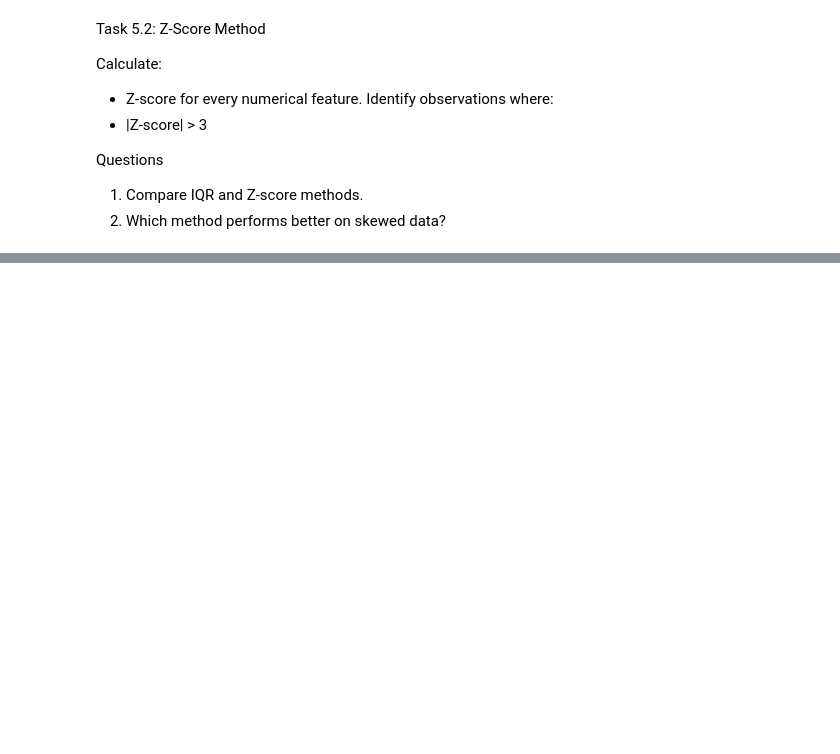
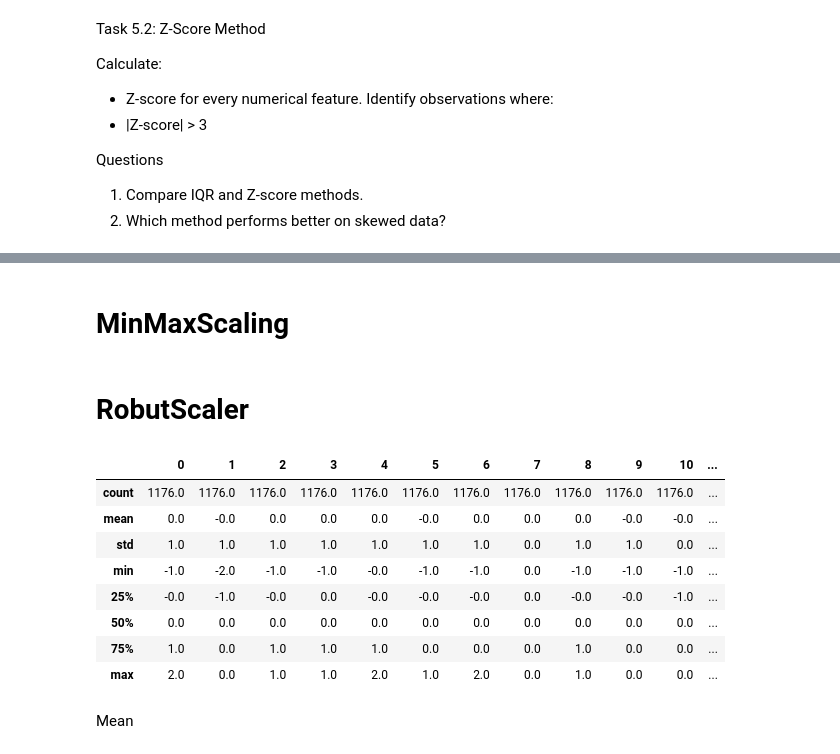
Before and after one commit to Devendrakumawat8089/ML, a Jupyter notebook: Advance Python 3/Assignment.ipynb, the cells around one changed output, grey strips where cells are left out. Saved outputs shown, nothing was run; the diff lists cells and outputs as text; code cells hidden in the pictures; blank space fills up the shorter version.

```diff
--- a/Advance Python 3/Assignment.ipynb
+++ b/Advance Python 3/Assignment.ipynb
@@ -700,0 +903,10 @@ Questions
+# %%
+df['Attrition'] = lb.fit_transform(df['Attrition'])
+df['BusinessTravel'] = lb.fit_transform(df['BusinessTravel'])
+df['Department'] = lb.fit_transform(df['Department'])
+df['EducationField'] = lb.fit_transform(df['EducationField'])
+df['Gender'] = lb.fit_transform(df['Gender'])
+df['JobRole'] = lb.fit_transform(df['JobRole'])
+df['MaritalStatus'] = lb.fit_transform(df['MaritalStatus'])
+df['Over18'] = lb.fit_transform(df['Over18'])
+df['OverTime'] = lb.fit_transform(df['OverTime'])
@@ -700,0 +915,3 @@ Questions
+# %%
+x = df.drop(columns=['Attrition']) # Input Data
+y = df['Attrition'] # Output Data
@@ -700,0 +920,2 @@ Questions
+# %%
+x_train , x_test , y_train ,y_test = train_test_split(x,y,test_size = 0.2 , random_state = 42)
@@ -700,0 +940,2 @@ Questions
+# %% [markdown]
+# MinMaxScaling
@@ -700,0 +950,21 @@ Questions
+# %% [markdown]
+# RobutScaler
+# %%
+ro = RobustScaler()
+# %%
+ro_df = ro.fit_transform(x_train)
+ro_df_new = pd.DataFrame(ro_df)
+New_df_RobustScalar = np.round(ro_df_new.describe())
+New_df_RobustScalar
+# %% [output]
+|  | 0 | 1 | 2 | 3 | 4 | 5 | 6 | 7 | 8 | 9 | 10 | ... |
+| count | 1176.0 | 1176.0 | 1176.0 | 1176.0 | 1176.0 | 1176.0 | 1176.0 | 1176.0 | 1176.0 | 1176.0 | 1176.0 | ... |
+| mean | 0.0 | -0.0 | 0.0 | 0.0 | 0.0 | -0.0 | 0.0 | 0.0 | 0.0 | -0.0 | -0.0 | ... |
+| std | 1.0 | 1.0 | 1.0 | 1.0 | 1.0 | 1.0 | 1.0 | 0.0 | 1.0 | 1.0 | 0.0 | ... |
+| min | -1.0 | -2.0 | -1.0 | -1.0 | -0.0 | -1.0 | -1.0 | 0.0 | -1.0 | -1.0 | -1.0 | ... |
+| 25% | -0.0 | -1.0 | -0.0 | 0.0 | -0.0 | -0.0 | -0.0 | 0.0 | -0.0 | -0.0 | -1.0 | ... |
+| 50% | 0.0 | 0.0 | 0.0 | 0.0 | 0.0 | 0.0 | 0.0 | 0.0 | 0.0 | 0.0 | 0.0 | ... |
+| 75% | 1.0 | 0.0 | 1.0 | 1.0 | 1.0 | 0.0 | 0.0 | 0.0 | 1.0 | 0.0 | 0.0 | ... |
+| max | 2.0 | 0.0 | 1.0 | 1.0 | 2.0 | 1.0 | 2.0 | 0.0 | 1.0 | 0.0 | 0.0 | ... |
+# %% [markdown]
+ Mean
```
Also changed, not shown: parts of 52 cells of this notebook.
